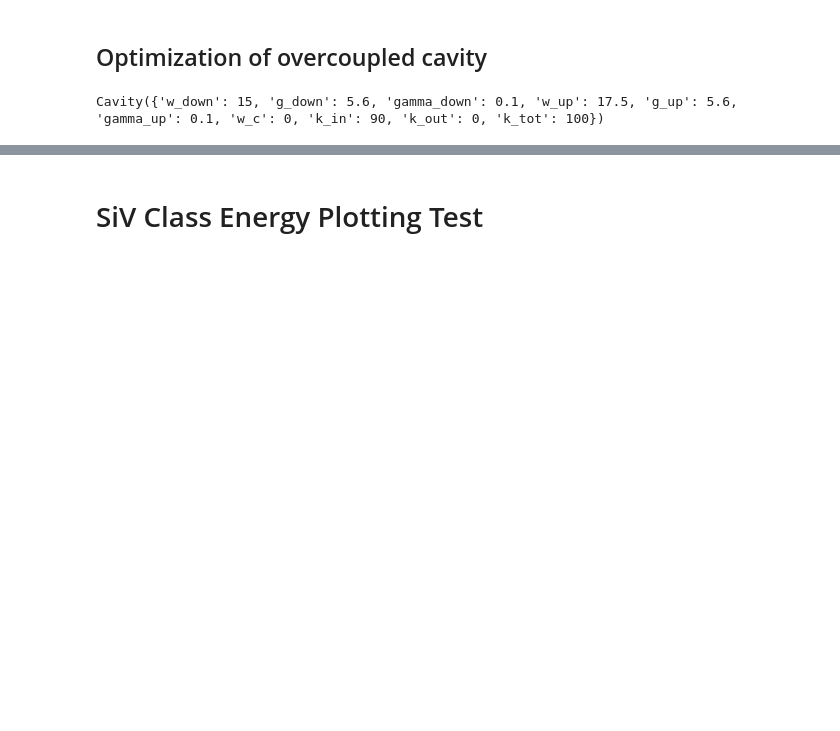
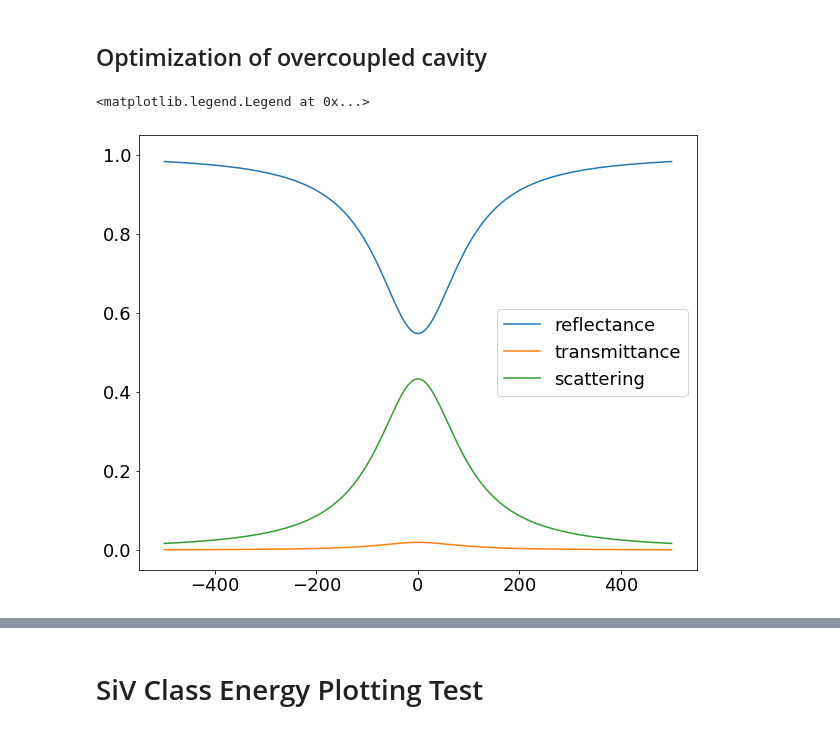
Before and after one commit to huanyanqi/siv-cqed-model, a Jupyter notebook: CavityQED_Demo.ipynb, the cells around one changed output, grey strips where cells are left out. Saved outputs shown, nothing was run; the diff lists cells and outputs as text; code cells hidden in the pictures; blank space fills up the shorter version.

```diff
--- a/CavityQED_Demo.ipynb
+++ b/CavityQED_Demo.ipynb
@@ -55,13 +55,30 @@ plt.legend()
 [figure]
 # %% [markdown]
 ## Optimization of overcoupled cavity
-# %%
-# Other relevant parameters (g_up, gamma_up) use the default values from Cavity()
-c = Cavity(cavity_params={
-            "k_in" : 90,
-            "k_tot" : 100,
-})
-c
-# %% [output]
-Cavity({'w_down': 15, 'g_down': 5.6, 'gamma_down': 0.1, 'w_up': 17.5, 'g_up': 5.6, 'gamma_up': 0.1, 'w_c': 0, 'k_in': 90, 'k_out': 0, 'k_tot': 100})
+# %%
+# From Erik's scan:
+# Q_in = 3000
+# Q_out = 466000
+# Q_scat = 20000
+# We want overall linewidth ~ 100 GHz, so we set k_tot = 100
+# We assign the other kappas according to inverse ratio with the Q factors
+# Assume k_scat + k_in = k_tot since k_out is small
+
+# Other relevant parameters (g_up, gamma_up) use the default values from Cavity()
+c = Cavity(cavity_params={
+            "k_in" : 87, # 260869 / 3000
+            "k_out": 0.56, # 260869 / 466000 = 0.56
+            "k_tot" : 100, # 260869 * (1/3000 + 1/20000) = 100
+})
+
+w_arr = np.linspace(-500, 500, 1000)
+plt.figure(figsize=[10, 8])
+plt.plot(w_arr, c.reflectance(w_arr, -1), label="reflectance")
+plt.plot(w_arr, c.transmittance(w_arr, -1), label="transmittance")
+plt.plot(w_arr, 1-c.transmittance(w_arr, -1)-c.reflectance(w_arr, -1), label="scattering")
+plt.ylim([-0.05, 1.05])
+plt.legend()
+# %% [output]
+<matplotlib.legend.Legend at 0x...>
+[figure, added]
 # %%
```
Also changed, not shown: parts of 2 cells of this notebook.
